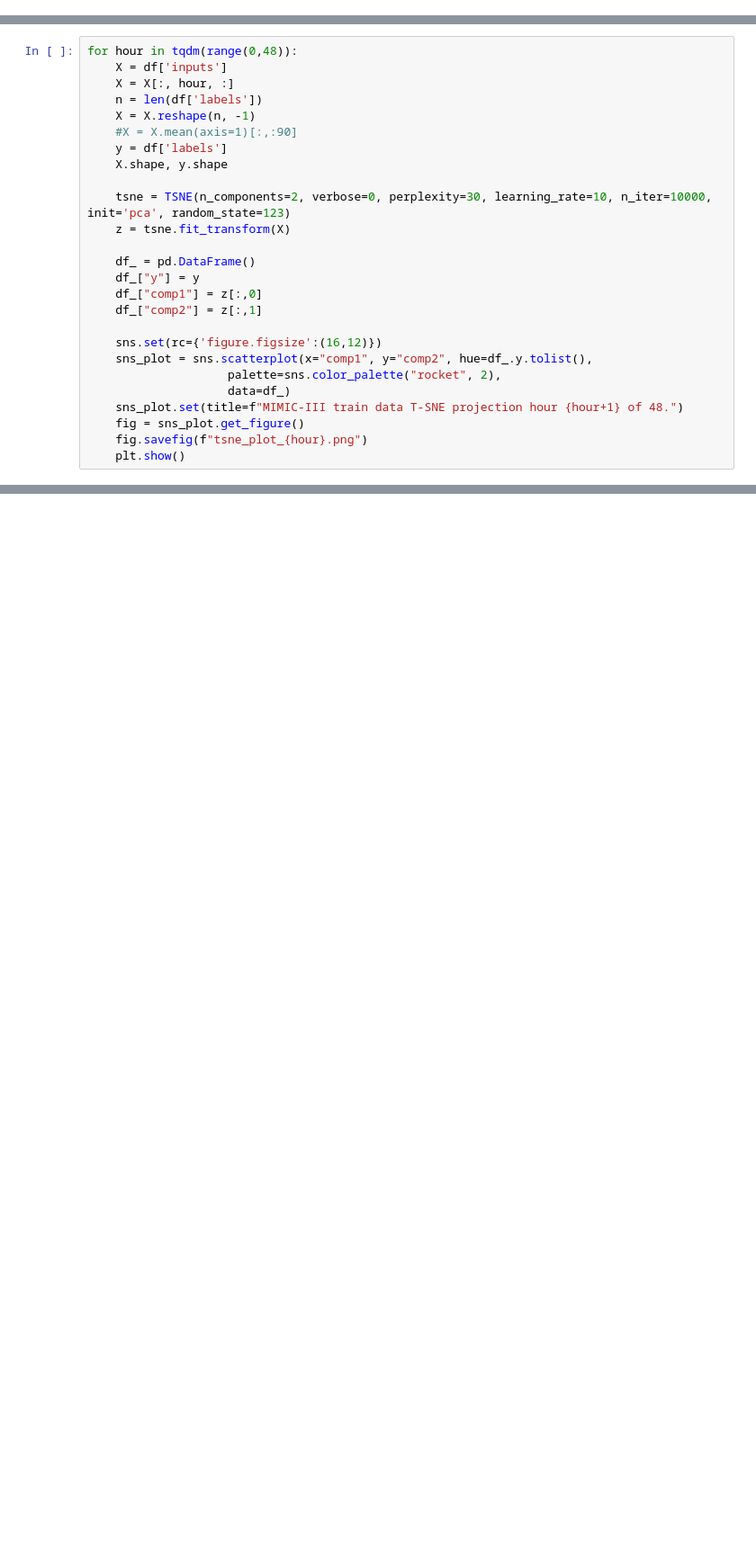
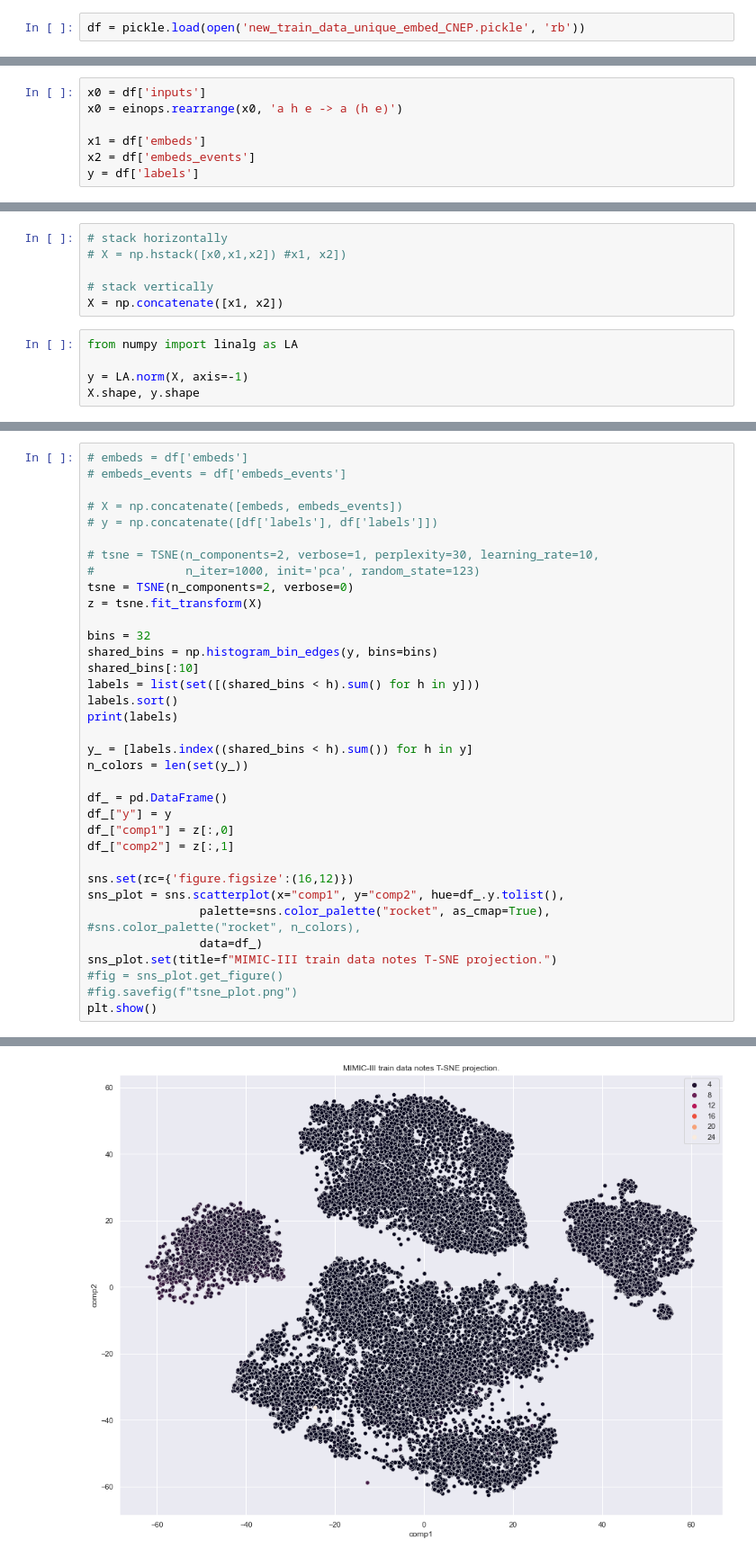
Before and after one commit to jplasser/CNEP, a Jupyter notebook: src/notebooks/TSNE.ipynb, the cells around one changed output, grey strips where cells are left out. Shown at 90% size. Drawn from its saved outputs; the diff is of its cells as text; blank space fills up the shorter version.

Commit message:
compute t-sne and umap plots for embeddings

```diff
--- a/src/notebooks/TSNE.ipynb
+++ b/src/notebooks/TSNE.ipynb
@@ -51,2 +16,4 @@ df = pickle.load(open('/home/thetaphipsi/MasterAI/src/CNEP/src/data/mimic3/full_
+# %%
+df = pickle.load(open('new_train_data_unique_embed_CNEP.pickle', 'rb'))
 # %%
 df.keys(), len(df['labels'])
@@ -52,0 +22,7 @@ df.keys(), len(df['labels'])
+# %%
+x0 = df['inputs']
+x0 = einops.rearrange(x0, 'a h e -> a (h e)')
+
+x1 = df['embeds']
+x2 = df['embeds_events']
+y = df['labels']
@@ -52,0 +40,11 @@ df.keys(), len(df['labels'])
+# %%
+# stack horizontally
+# X = np.hstack([x0,x1,x2]) #x1, x2])
+
+# stack vertically
+X = np.concatenate([x1, x2])
+# %%
+from numpy import linalg as LA
+
+y = LA.norm(X, axis=-1)
+X.shape, y.shape
@@ -53,26 +53,36 @@ df.keys(), len(df['labels'])
 # %%
-for hour in tqdm(range(0,48)):
-    X = df['inputs']
-    X = X[:, hour, :]
-    n = len(df['labels'])
-    X = X.reshape(n, -1)
-    #X = X.mean(axis=1)[:,:90]
-    y = df['labels']
-    X.shape, y.shape
+# embeds = df['embeds']
+# embeds_events = df['embeds_events']
 
-    tsne = TSNE(n_components=2, verbose=0, perplexity=30, learning_rate=10, n_iter=10000, init='pca', random_state=123)
-    z = tsne.fit_transform(X)
+# X = np.concatenate([embeds, embeds_events])
+# y = np.concatenate([df['labels'], df['labels']])
 
-    df_ = pd.DataFrame()
-    df_["y"] = y
-    df_["comp1"] = z[:,0]
-    df_["comp2"] = z[:,1]
+# tsne = TSNE(n_components=2, verbose=1, perplexity=30, learning_rate=10,
+#             n_iter=1000, init='pca', random_state=123)
+tsne = TSNE(n_components=2, verbose=0)
+z = tsne.fit_transform(X)
 
-    sns.set(rc={'figure.figsize':(16,12)})
-    sns_plot = sns.scatterplot(x="comp1", y="comp2", hue=df_.y.tolist(),
-                    palette=sns.color_palette("rocket", 2),
-                    data=df_)
-    sns_plot.set(title=f"MIMIC-III train data T-SNE projection hour {hour+1} of 48.")
-    fig = sns_plot.get_figure()
-    fig.savefig(f"tsne_plot_{hour}.png")
-    plt.show()
+bins = 32
+shared_bins = np.histogram_bin_edges(y, bins=bins)
+shared_bins[:10]
+labels = list(set([(shared_bins < h).sum() for h in y]))
+labels.sort()
+print(labels)
+
+y_ = [labels.index((shared_bins < h).sum()) for h in y]
+n_colors = len(set(y_))
+
+df_ = pd.DataFrame()
+df_["y"] = y
+df_["comp1"] = z[:,0]
+df_["comp2"] = z[:,1]
+
+sns.set(rc={'figure.figsize':(16,12)})
+sns_plot = sns.scatterplot(x="comp1", y="comp2", hue=df_.y.tolist(),
+                palette=sns.color_palette("rocket", as_cmap=True), #sns.color_palette("rocket", n_colors),
+                data=df_)
+sns_plot.set(title=f"MIMIC-III train data notes T-SNE projection.")
+#fig = sns_plot.get_figure()
+#fig.savefig(f"tsne_plot.png")
+plt.show()
+# %% [output]
@@ -78,0 +90 @@ for hour in tqdm(range(0,48)):
+[figure, added]
```
Also changed, not shown: parts of 26 cells of this notebook.
